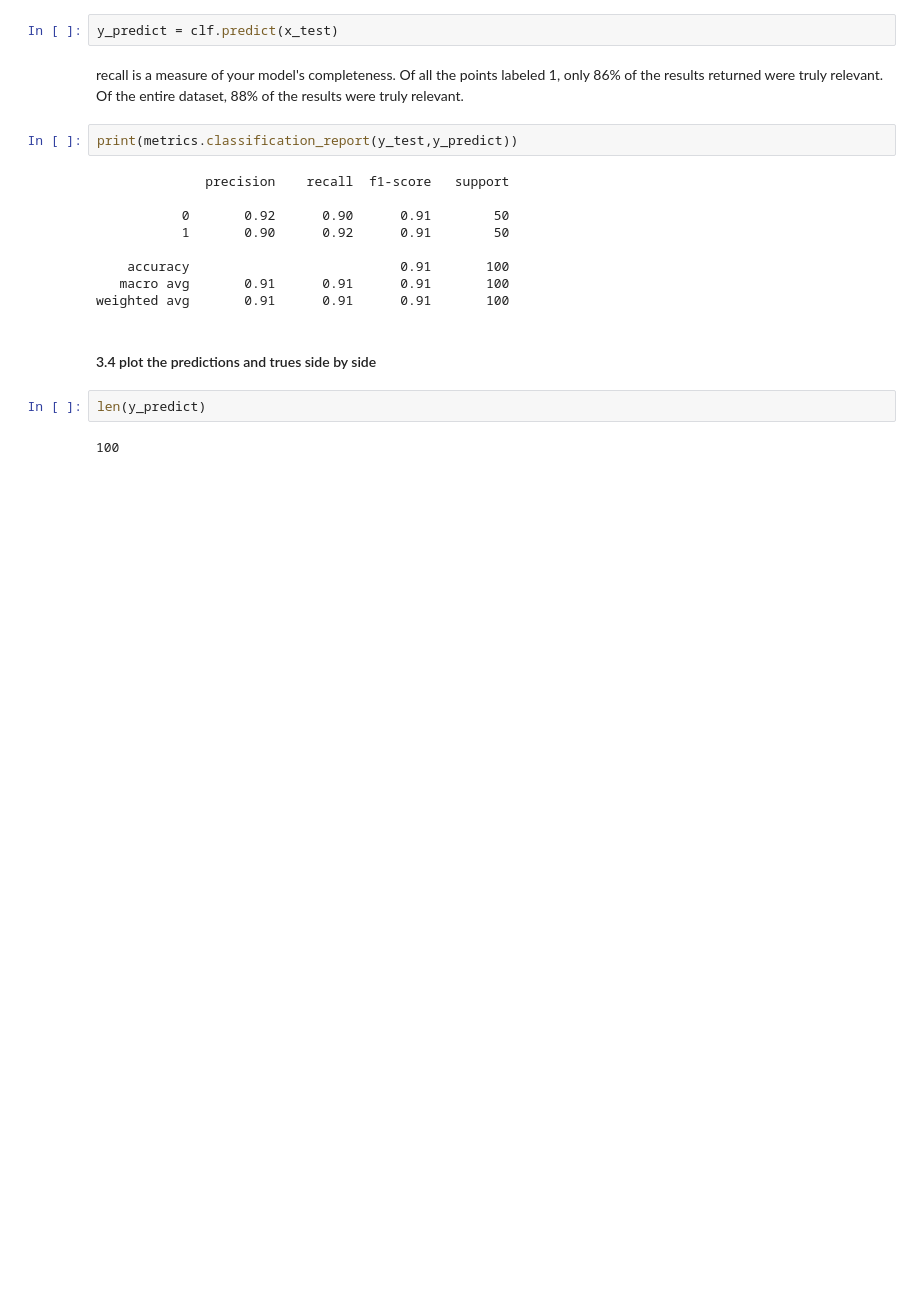
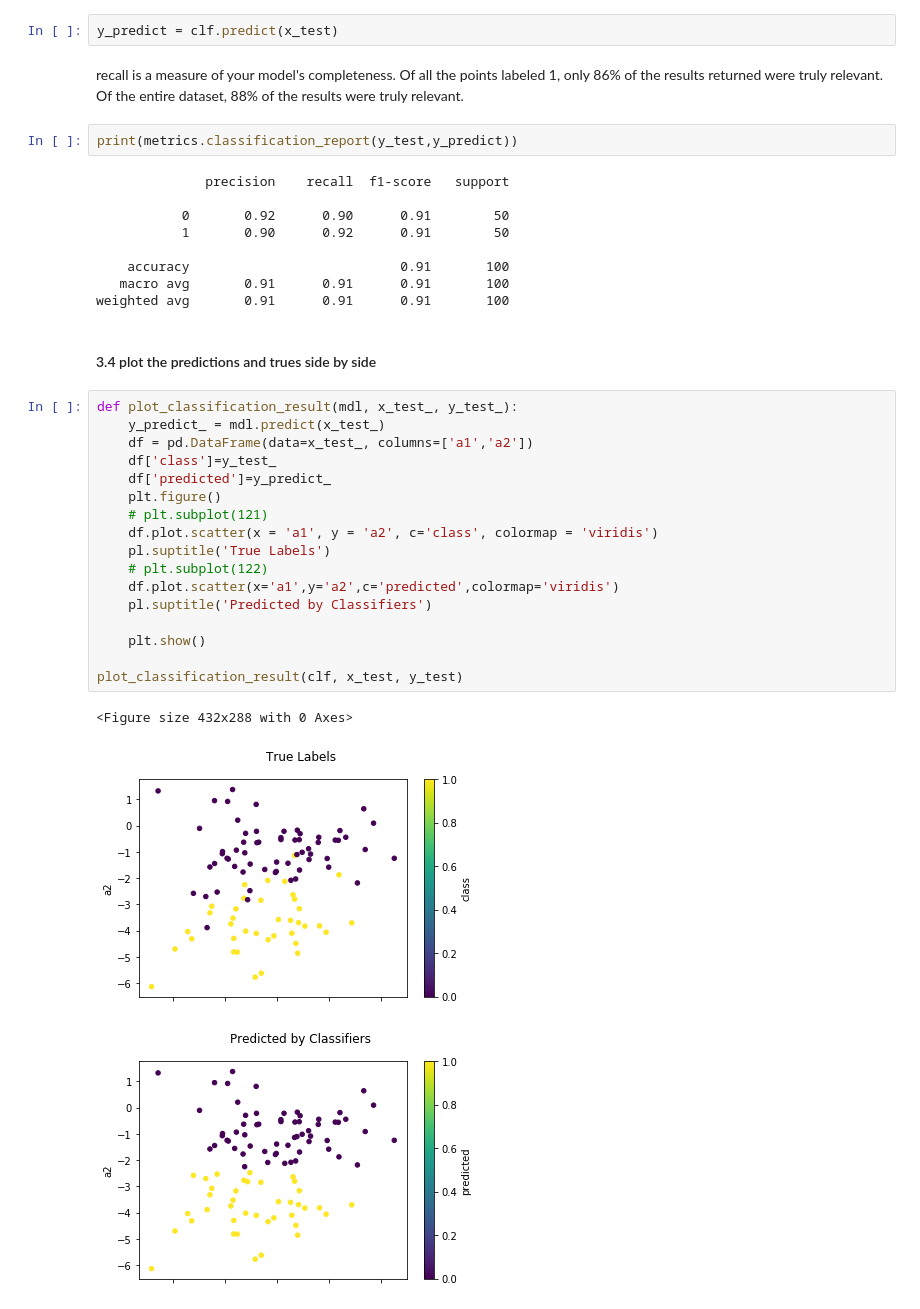
Before and after one commit to QiS9596/5243ExploratoryDataAnalysis, a Jupyter notebook: scripts/lab2.ipynb, the cells around one changed output. Drawn from its saved outputs; the diff is of its cells as text; blank space fills up the shorter version.

```diff
--- a/scripts/lab2.ipynb
+++ b/scripts/lab2.ipynb
@@ -163,7 +164,24 @@ print(metrics.classification_report(y_test,y_predict))
 weighted avg       0.91      0.91      0.91       100
 # %% [markdown]
 #### 3.4 plot the predictions and trues side by side
-# %%
-len(y_predict)
-# %% [output]
-100
+# %%
+def plot_classification_result(mdl, x_test_, y_test_):
+    y_predict_ = mdl.predict(x_test_)
+    df = pd.DataFrame(data=x_test_, columns=['a1','a2'])
+    df['class']=y_test_
+    df['predicted']=y_predict_
+    plt.figure()
+    # plt.subplot(121)
+    df.plot.scatter(x = 'a1', y = 'a2', c='class', colormap = 'viridis')
+    pl.suptitle('True Labels')
+    # plt.subplot(122)
+    df.plot.scatter(x='a1',y='a2',c='predicted',colormap='viridis')
+    pl.suptitle('Predicted by Classifiers')
+
+    plt.show()
+
+plot_classification_result(clf, x_test, y_test)
+# %% [output]
+<Figure size 432x288 with 0 Axes>
+[figure, added]
+[figure, added]
```
Also changed, not shown: parts of 4 cells of this notebook.
